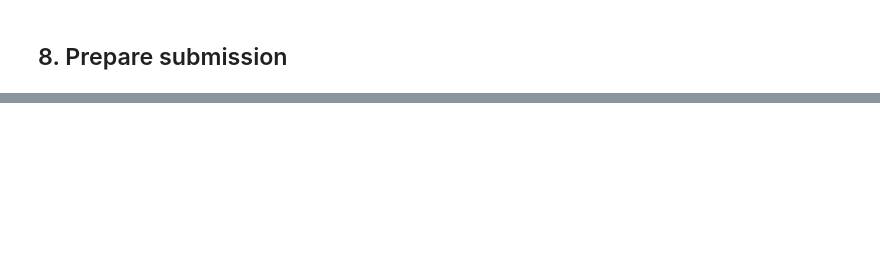
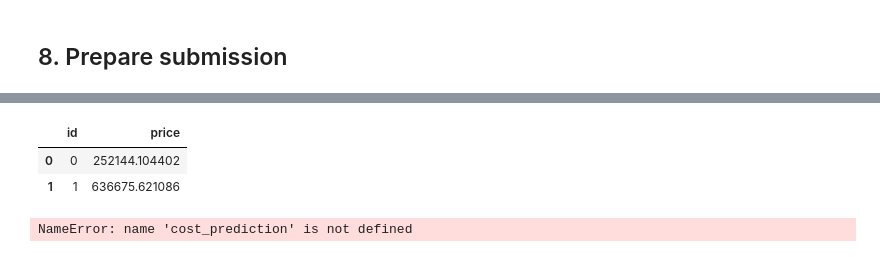
Before and after one commit to EloyGomez-bd/Ironhack_final_project, a Jupyter notebook: notebooks/data_modelling.ipynb, the cells around one changed output, grey strips where cells are left out. Drawn from its saved outputs; the diff is of its cells as text; code cells hidden in the pictures; blank space fills up the shorter version.

```diff
--- a/notebooks/data_modelling.ipynb
+++ b/notebooks/data_modelling.ipynb
@@ -287,2 +287,18 @@ grid_search.best_score_
 # %% [markdown]
 ## 8. Prepare submission
+# %%
+data = {'id': [0, 1],
+    'FATAL' : [1.0, 0.0],
+  'INJURE': [0.0, 0.0],
+  'UNINTENTIONAL_RELEASE_BBLS': [236.0, 42.0],
+  'ACCIDENT_PSIG': [2.0, 65.0],
+  'MOP_PSIG': [100.0, 10.0],
+  'RECOVERED_BBLS': [25.0, 7.0],
+  'PIPE_DIAMETER': [6.0, 8.0],
+  'PIPE_SMYS': [25000.0, 25000.0],
+  'EX_HYDROTEST_PRESSURE': [200.0, 120.0],
+  'MANUFACTURED_YEAR': [0.0, 0.0],
+  'NORMAL_PSIG': [2000.0, 1989.0],
+  'ACCOMPANYING_LIQUID': [12.0, 0.0],
+  'SIGNIFICANT': ['YES', 'YES'],
+  'SERIOUS': ['YES', 'NO']}
@@ -299,2 +317,10 @@ submission_df.price.clip(0, 20000, inplace=True)
+# %%
+cost_prediction
+# %% [output]
+|  | id | price |
+| 0 | 0 | 252144.104402 |
+| 1 | 1 | 636675.621086 |
 # %%
-submission_df.to_csv('../submissions_kaggle//submission_combined_3.csv', index=False)
+cost_prediction.to_csv('../data/results/cost_prediction.csv', index=False)
+# %% [output]
+NameError: name 'cost_prediction' is not defined
```
Also changed, not shown: parts of 11 cells of this notebook, 1 other file.
